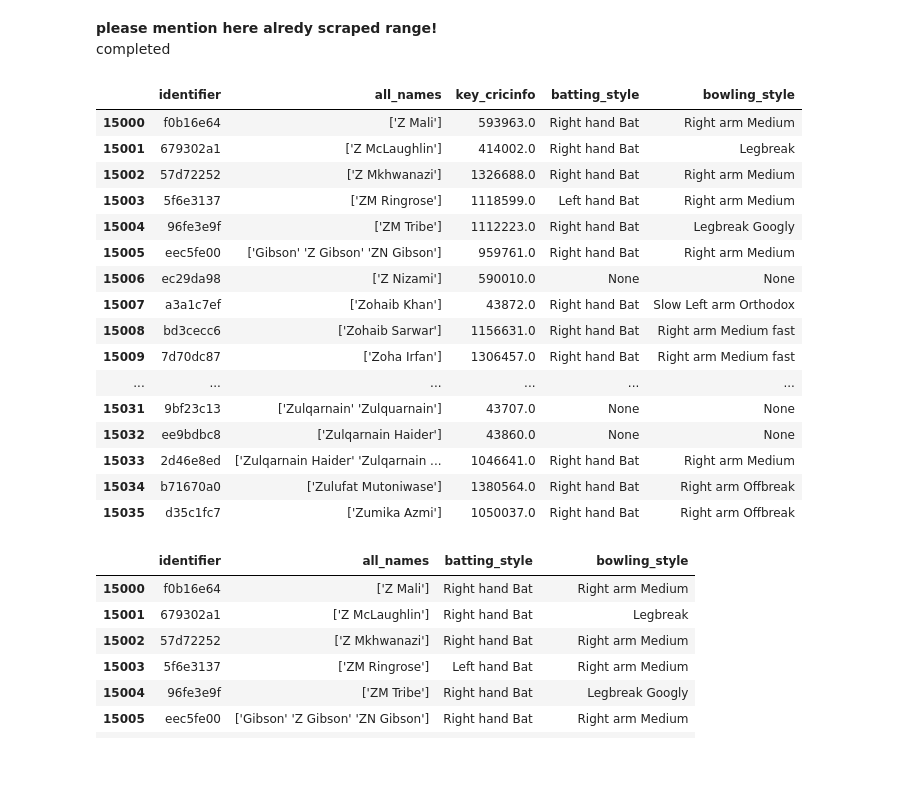
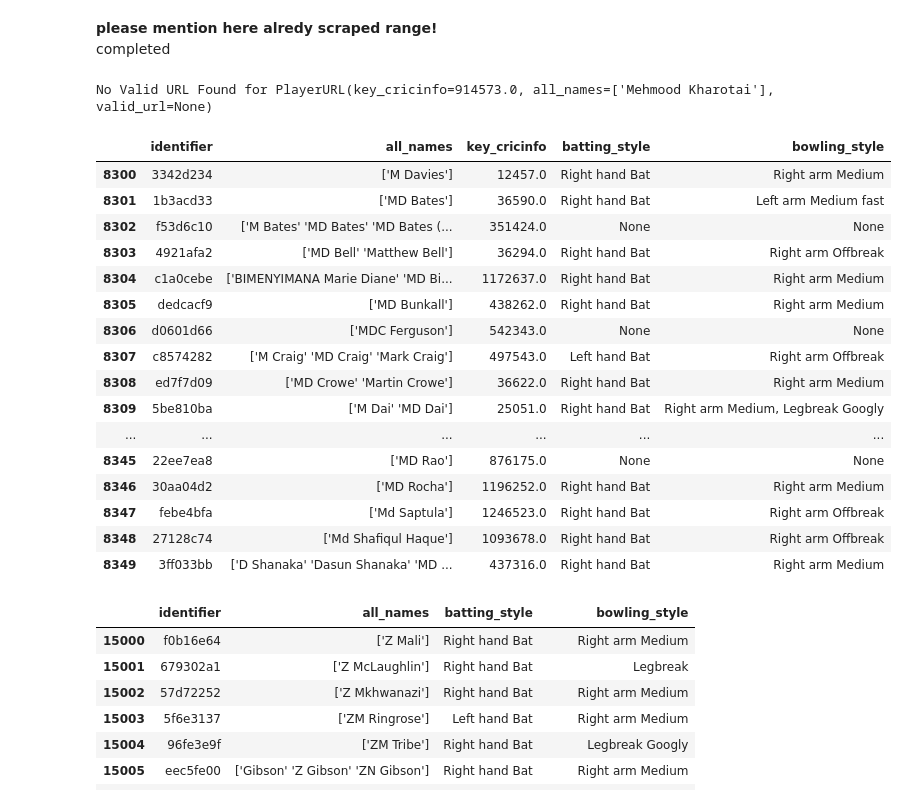
Before and after one commit to 19Kaumini/e19-co544-cricket-analytics-and-prediction, a Jupyter notebook: Scraper/scraper.ipynb, the cells around one changed output. Cells and saved outputs as stored; diff of their text form; code cells hidden in the pictures; blank space fills up the shorter version.

```diff
--- a/Scraper/scraper.ipynb
+++ b/Scraper/scraper.ipynb
@@ -292,7 +292,7 @@ df.head(20)
 completed
 # %%
 # For each player in df, create a PlayerURL object and fetch player type and add to df as new columns
-df_with_types = df.iloc[15000:15037, ].copy()
+df_with_types = df.iloc[8300:8400, ].copy()
 
 # Using multithreading to speed up the process
 from concurrent.futures import ThreadPoolExecutor
@@ -309,26 +309,28 @@ with ThreadPoolExecutor() as executor:
 for player in players:
 	df_with_types.at[player.identifier, 'batting_style'] = player.batting_style
 	df_with_types.at[player.identifier, 'bowling_style'] = player.bowling_style
+# %% [output]
+No Valid URL Found for PlayerURL(key_cricinfo=914573.0, all_names=['Mehmood Kharotai'], valid_url=None)
 # %%
-df_with_types
+df_with_types.head(50)
 # %% [output]
 |  | identifier | all_names | key_cricinfo | batting_style | bowling_style |
-| 15000 | f0b16e64 | ['Z Mali'] | 593963.0 | Right hand Bat | Right arm Medium |
-| 15001 | 679302a1 | ['Z McLaughlin'] | 414002.0 | Right hand Bat | Legbreak |
-| 15002 | 57d72252 | ['Z Mkhwanazi'] | 1326688.0 | Right hand Bat | Right arm Medium |
-| 15003 | 5f6e3137 | ['ZM Ringrose'] | 1118599.0 | Left hand Bat | Right arm Medium |
-| 15004 | 96fe3e9f | ['ZM Tribe'] | 1112223.0 | Right hand Bat | Legbreak Googly |
-| 15005 | eec5fe00 | ['Gibson' 'Z Gibson' 'ZN Gibson'] | 959761.0 | Right hand Bat | Right arm Medium |
-| 15006 | ec29da98 | ['Z Nizami'] | 590010.0 | None | None |
-| 15007 | a3a1c7ef | ['Zohaib Khan'] | 43872.0 | Right hand Bat | Slow Left arm Orthodox |
-| 15008 | bd3cecc6 | ['Zohaib Sarwar'] | 1156631.0 | Right hand Bat | Right arm Medium fast |
-| 15009 | 7d70dc87 | ['Zoha Irfan'] | 1306457.0 | Right hand Bat | Right arm Medium fast |
+| 8300 | 3342d234 | ['M Davies'] | 12457.0 | Right hand Bat | Right arm Medium |
+| 8301 | 1b3acd33 | ['MD Bates'] | 36590.0 | Right hand Bat | Left arm Medium fast |
+| 8302 | f53d6c10 | ['M Bates' 'MD Bates' 'MD Bates (... | 351424.0 | None | None |
+| 8303 | 4921afa2 | ['MD Bell' 'Matthew Bell'] | 36294.0 | Right hand Bat | Right arm Offbreak |
+| 8304 | c1a0cebe | ['BIMENYIMANA Marie Diane' 'MD Bi... | 1172637.0 | Right hand Bat | Right arm Medium |
+| 8305 | dedcacf9 | ['MD Bunkall'] | 438262.0 | Right hand Bat | Right arm Medium |
+| 8306 | d0601d66 | ['MDC Ferguson'] | 542343.0 | None | None |
+| 8307 | c8574282 | ['M Craig' 'MD Craig' 'Mark Craig'] | 497543.0 | Left hand Bat | Right arm Offbreak |
+| 8308 | ed7f7d09 | ['MD Crowe' 'Martin Crowe'] | 36622.0 | Right hand Bat | Right arm Medium |
+| 8309 | 5be810ba | ['M Dai' 'MD Dai'] | 25051.0 | Right hand Bat | Right arm Medium, Legbreak Googly |
 | ... | ... | ... | ... | ... | ... |
-| 15031 | 9bf23c13 | ['Zulqarnain' 'Zulquarnain'] | 43707.0 | None | None |
-| 15032 | ee9bdbc8 | ['Zulqarnain Haider'] | 43860.0 | None | None |
-| 15033 | 2d46e8ed | ['Zulqarnain Haider' 'Zulqarnain ... | 1046641.0 | Right hand Bat | Right arm Medium |
-| 15034 | b71670a0 | ['Zulufat Mutoniwase'] | 1380564.0 | Right hand Bat | Right arm Offbreak |
-| 15035 | d35c1fc7 | ['Zumika Azmi'] | 1050037.0 | Right hand Bat | Right arm Offbreak |
+| 8345 | 22ee7ea8 | ['MD Rao'] | 876175.0 | None | None |
+| 8346 | 30aa04d2 | ['MD Rocha'] | 1196252.0 | Right hand Bat | Right arm Medium |
+| 8347 | febe4bfa | ['Md Saptula'] | 1246523.0 | Right hand Bat | Right arm Offbreak |
+| 8348 | 27128c74 | ['Md Shafiqul Haque'] | 1093678.0 | Right hand Bat | Right arm Offbreak |
+| 8349 | 3ff033bb | ['D Shanaka' 'Dasun Shanaka' 'MD ... | 437316.0 | Right hand Bat | Right arm Medium |
 # %%
 # import pandas as pd
 
```
Also changed, not shown: parts of 6 cells of this notebook, 1 other file.
